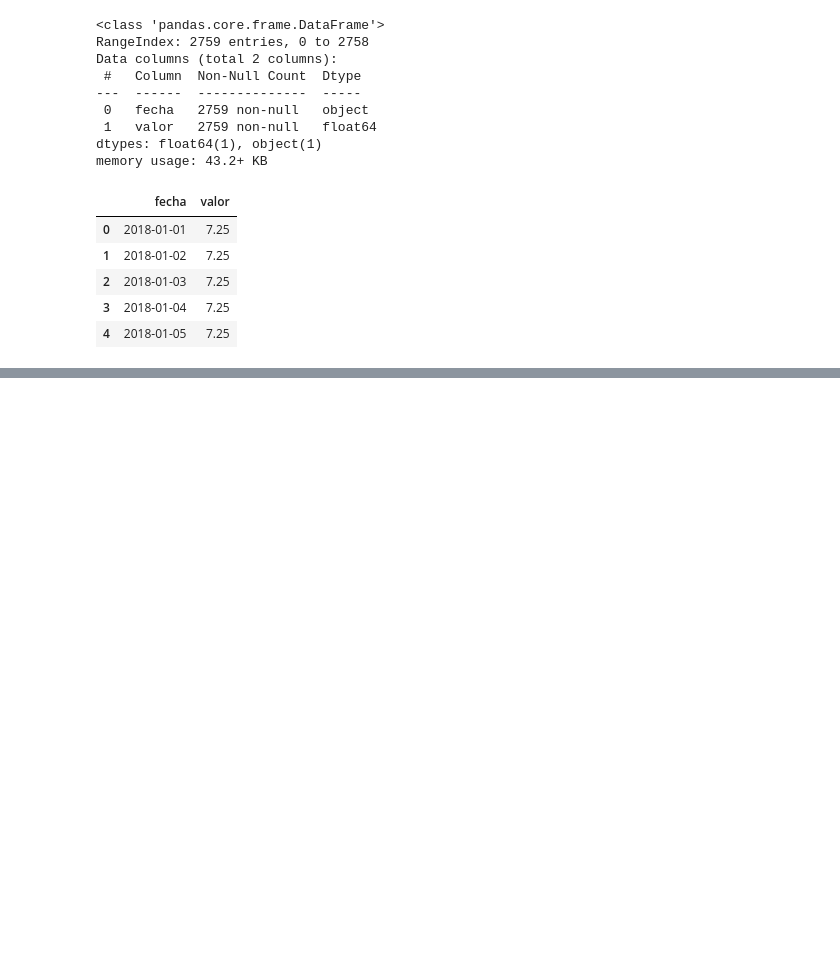
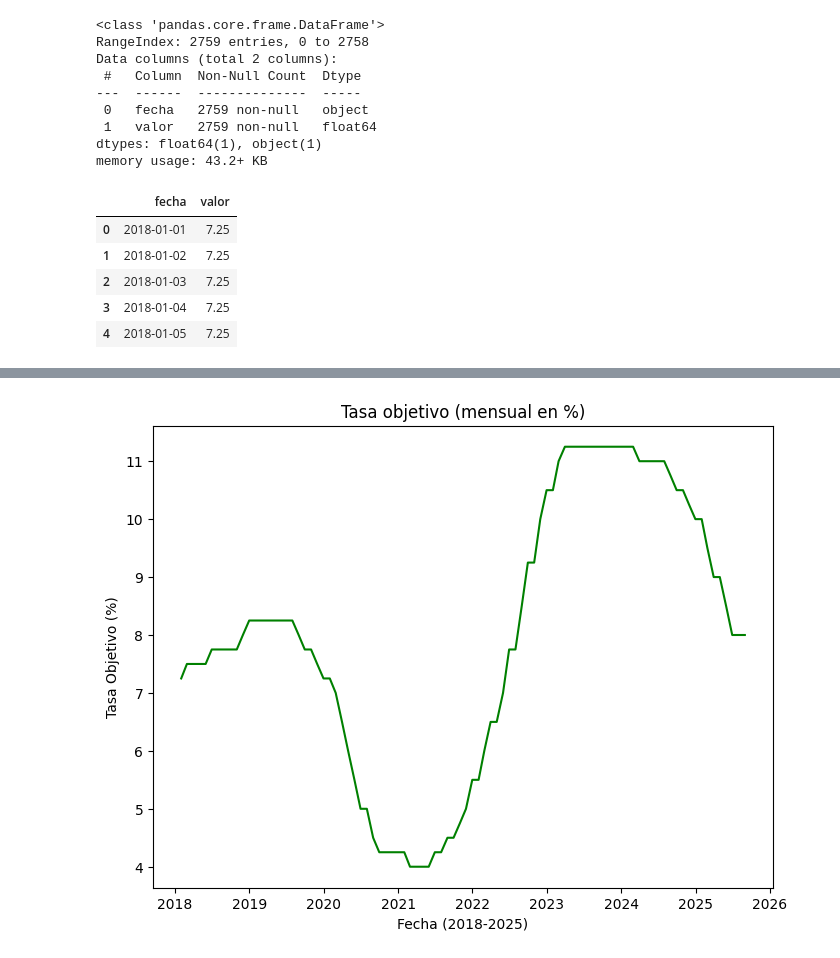
Before and after one commit to AmaKings9/banxico-analisis-inpc-fix-politica, a Jupyter notebook: notebooks/exploracion_data.ipynb, the cells around one changed output, grey strips where cells are left out. Cells and saved outputs as stored; diff of their text form; code cells hidden in the pictures; blank space fills up the shorter version.

```diff
--- a/notebooks/exploracion_data.ipynb
+++ b/notebooks/exploracion_data.ipynb
@@ -70,0 +180,10 @@ memory usage: 43.2+ KB
+# %%
+fig, ax = plt.subplots(figsize=(8, 6))
+ax.plot(macro_m_df["fecha"], macro_m_df["tasa_obj"], color="green")
+ax.set_title("Tasa objetivo (mensual en %)")
+ax.set_xlabel("Fecha (2018-2025)")
+ax.set_ylabel("Tasa Objetivo (%)")
+plt.savefig("../figuras/serie_tasa_obj_2018_2025.png", dpi=300, bbox_inches="tight")
+plt.show()
+# %% [output]
+[figure, added]
```
Also changed, not shown: parts of 13 cells of this notebook, 5 other files.
